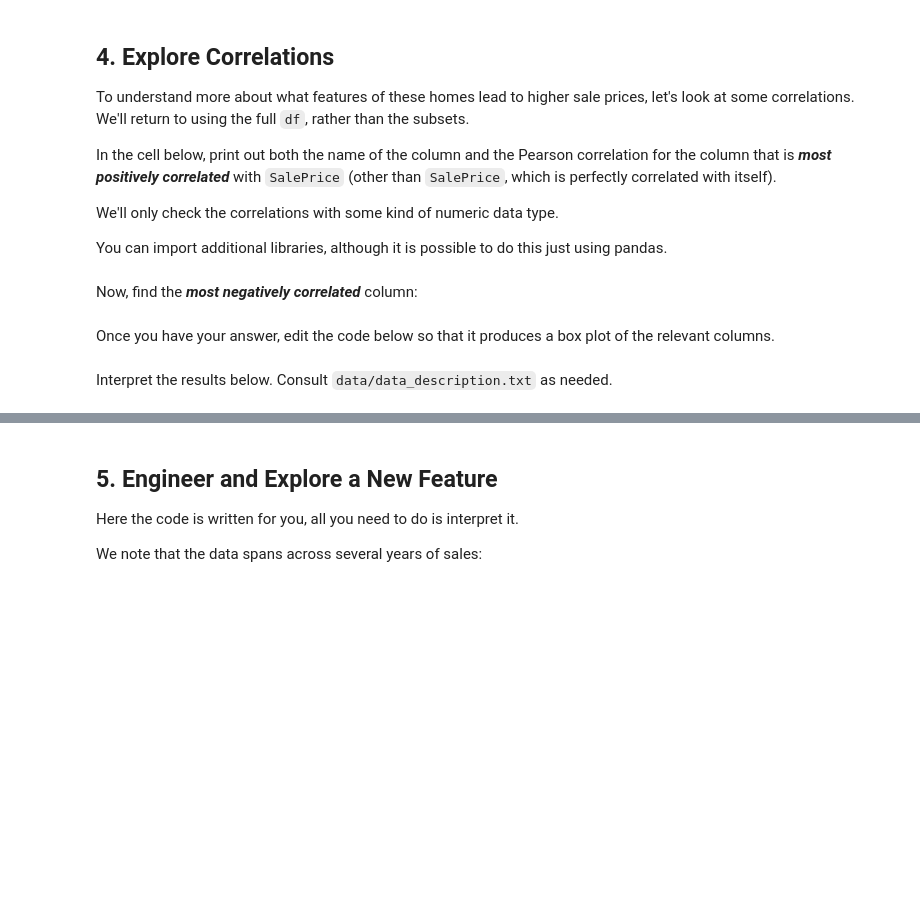
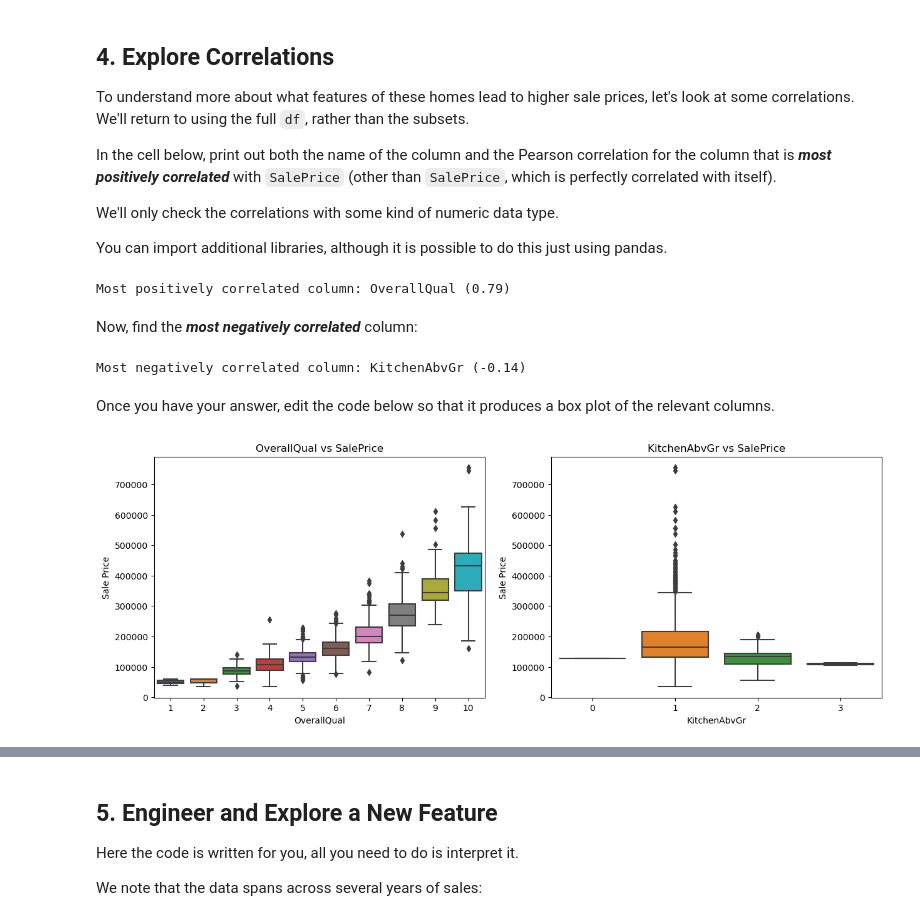
Before and after one commit to Lndanu/dsc-pandas-eda-lab, a Jupyter notebook: index.ipynb, the cells around one changed output, grey strips where cells are left out. Saved outputs shown, nothing was run; the diff lists cells and outputs as text; code cells hidden in the pictures; blank space fills up the shorter version.

```diff
--- a/index.ipynb
+++ b/index.ipynb
@@ -267,2 +375,17 @@ You can import additional libraries, although it is possible to do this just usi
+# %%
+# Your code here
+# Select only numeric columns manually (since numeric_only argument is causing error)
+numeric_df = df.select_dtypes(include=['int64', 'float64'])
+
+# Calculate correlations with SalePrice
+correlations = numeric_df.corr()["SalePrice"].sort_values(ascending=False)
+
+# Exclude SalePrice itself
+most_positive_corr = correlations.index[1]
+most_positive_corr_value = correlations.iloc[1]
+
+print(f"Most positively correlated column: {most_positive_corr} ({most_positive_corr_value:.2f})")
+# %% [output]
+Most positively correlated column: OverallQual (0.79)
 # %% [markdown]
 Now, find the ***most negatively correlated*** column:
@@ -271,31 +392,43 @@ Now, find the ***most negatively correlated*** column:
+# %%
+# Your code here
+# Most negative correlation
+most_negative_corr = correlations.index[-1]
+most_negative_corr_value = correlations.iloc[-1]
+
+print(f"Most negatively correlated column: {most_negative_corr} ({most_negative_corr_value:.2f})")
+# %% [output]
+Most negatively correlated column: KitchenAbvGr (-0.14)
 # %% [markdown]
 Once you have your answer, edit the code below so that it produces a box plot of the relevant columns.
 # %%
 # Replace None with appropriate code
+
 
 import seaborn as sns
 
 fig, (ax1, ax2) = plt.subplots(ncols=2, figsize=(15,5))
 
 # Plot distribution of column with highest correlation
 sns.boxplot(
-    x=None,
+    x=df[most_positive_corr],
     y=df["SalePrice"],
     ax=ax1
 )
+
 # Plot distribution of column with most negative correlation
 sns.boxplot(
-    x=None,
+    x=df[most_negative_corr],
     y=df["SalePrice"],
     ax=ax2
 )
 
 # Customize labels
-ax1.set_title(None)
-ax1.set_xlabel(None)
+ax1.set_title(f"{most_positive_corr} vs SalePrice")
+ax1.set_xlabel(most_positive_corr)
 ax1.set_ylabel("Sale Price")
-ax2.set_title(None)
-ax2.set_xlabel(None)
+
+ax2.set_title(f"{most_negative_corr} vs SalePrice")
+ax2.set_xlabel(most_negative_corr)
 ax2.set_ylabel("Sale Price");
+# %% [output]
+[figure, added]
-# %% [markdown]
-Interpret the results below. Consult `data/data_description.txt` as needed.
```
Also changed, not shown: parts of 35 cells of this notebook.
